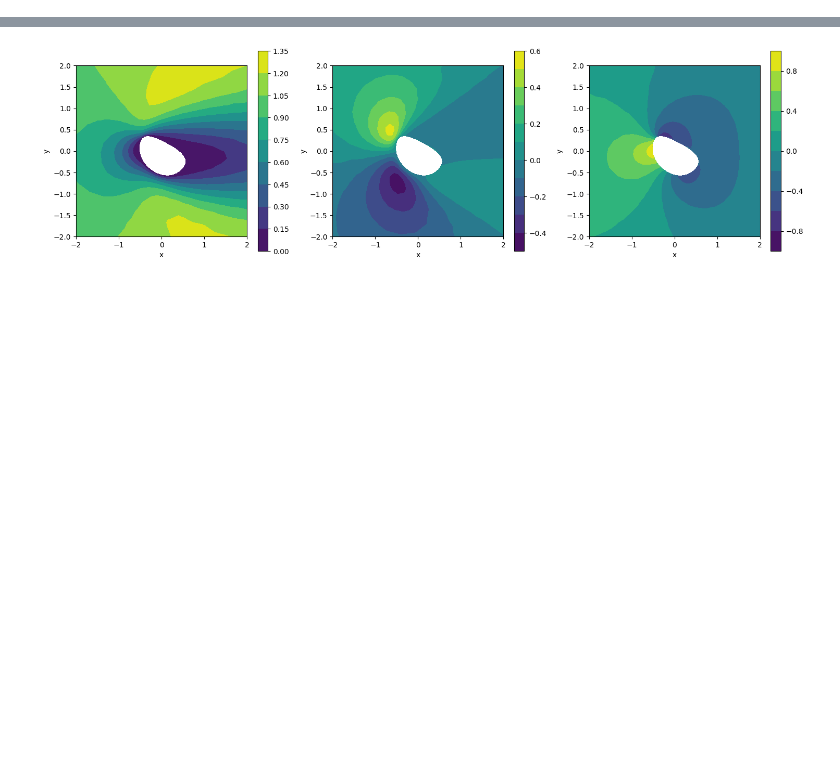
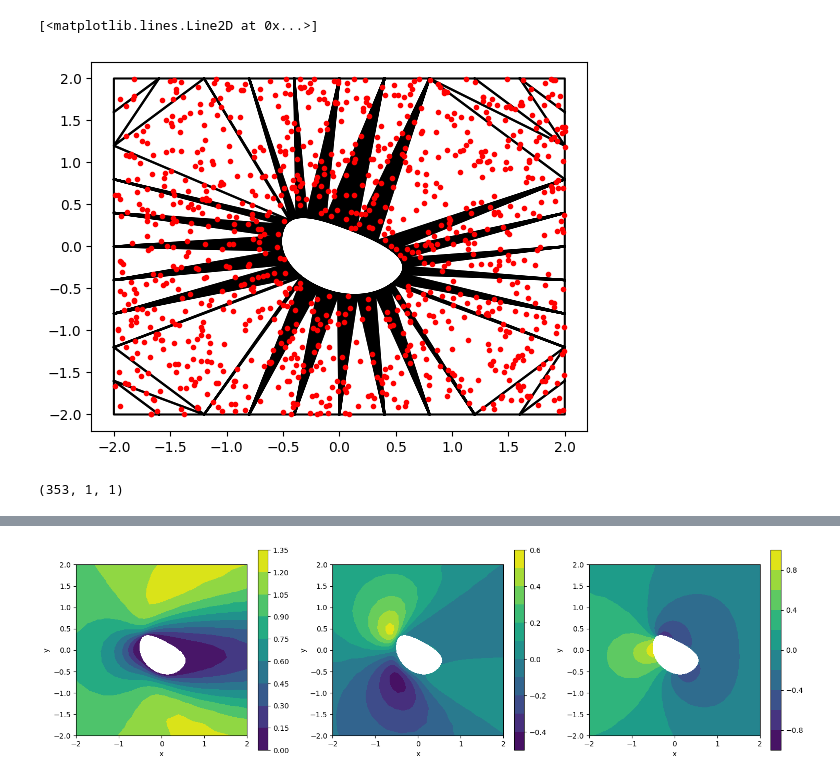
Before and after one commit to jh6220/SINNs-FEM, a Jupyter notebook: LowReFlowDataExplore.ipynb, the cells around one changed output, grey strips where cells are left out. Cells and saved outputs as stored; diff of their text form; code cells hidden in the pictures; blank space fills up the shorter version.

```diff
--- a/LowReFlowDataExplore.ipynb
+++ b/LowReFlowDataExplore.ipynb
@@ -11,3 +88,42 @@ from tqdm import tqdm
+# %%
+data = data_arr[0]
+
+nodesMesh = np.concatenate(data['nodesCurves'])
+idxNodesMesh = np.concatenate(data['idxCurves'])
+n_edges = np.cumsum([len(curve) for curve in (data['nodesCurves'])])
+tri = Delaunay(nodesMesh)
+triangles = tri.simplices
+
+idx_pick = np.logical_not((triangles>len(data['nodesCurves'][0])-1).all(1))
+triangles = triangles[idx_pick]
+
+triangles = idxNodesMesh[triangles]
+
+nodes = data['nodes']
+for triangle in triangles:
+    plt.plot(nodes[triangle[[0,1,2,0]],0], nodes[triangle[[0,1,2,0]],1], 'k-')
+
+area = GetAreaTriang(nodes[triangles])
+n_samples = 1000
+samples = np.zeros((n_samples,2))
+for i in range(n_samples):
+    samples[i] = RandomMeshSample(nodes,triangles,area)
+
+plt.plot(samples[:,0],samples[:,1],'r.')
+
+
+
+# plt.figure(figsize=(10,10))
+# plt.triplot(nodesMesh[:,0], nodesMesh[:,1], triangles)
+# plt.xlim([-1,0])
+# plt.ylim([0,0.5])
+# %% [output]
+[<matplotlib.lines.Line2D at 0x...>]
+[figure, added]
+# %%
+area.shape
+# %% [output]
+(353, 1, 1)
 # %%
 keys = ['nodes', 'elements', 'edges', 'flow']
 data_files = {}
```
Also changed, not shown: parts of 19 cells of this notebook, 3 other files.
